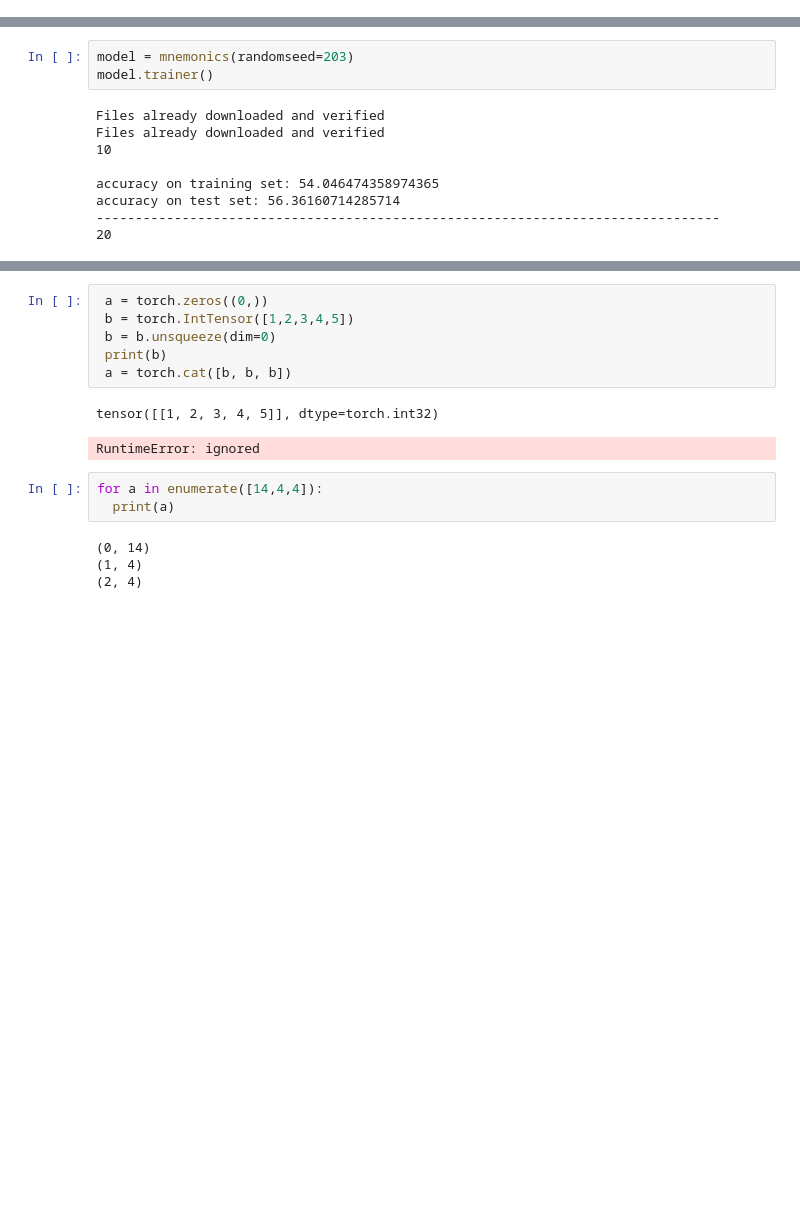
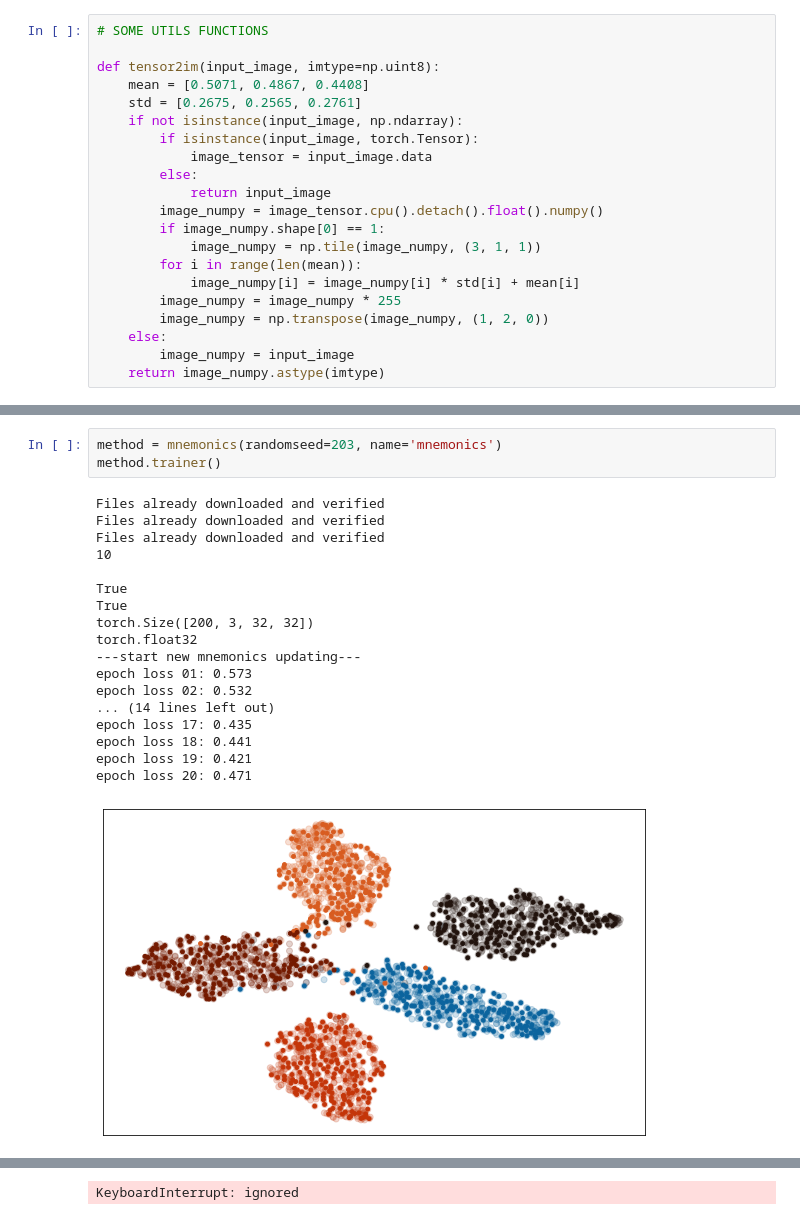
Before and after one commit to alessandronicolini/Incremental-Learning, a Jupyter notebook: mnemonics.ipynb, the cells around one changed output, grey strips where cells are left out. Drawn from its saved outputs; the diff is of its cells as text; blank space fills up the shorter version.

```diff
--- a/mnemonics.ipynb
+++ b/mnemonics.ipynb
@@ -77,2 +192,23 @@ Extracting ./data/cifar-100-python.tar.gz to ./data
 importing Jupyter notebook from /content/IncrementalLearning/resnet_cifar.ipynb
+# %%
+# SOME UTILS FUNCTIONS
+
+def tensor2im(input_image, imtype=np.uint8):
+    mean = [0.5071, 0.4867, 0.4408]
+    std = [0.2675, 0.2565, 0.2761]
+    if not isinstance(input_image, np.ndarray):
+        if isinstance(input_image, torch.Tensor):
+            image_tensor = input_image.data
+        else:
+            return input_image
+        image_numpy = image_tensor.cpu().detach().float().numpy()
+        if image_numpy.shape[0] == 1:
+            image_numpy = np.tile(image_numpy, (3, 1, 1))
+        for i in range(len(mean)):
+            image_numpy[i] = image_numpy[i] * std[i] + mean[i]
+        image_numpy = image_numpy * 255
+        image_numpy = np.transpose(image_numpy, (1, 2, 0))
+    else:
+        image_numpy = input_image
+    return image_numpy.astype(imtype)
 # %%
@@ -347,13 +853,23 @@ class mnemonics():
       pickle.dump(test_acc, file, protocol=pickle.HIGHEST_PROTOCOL)
 # %%
-model = mnemonics(randomseed=203)
-model.trainer()
+method = mnemonics(randomseed=203, name='mnemonics')
+method.trainer()
 # %% [output]
+Files already downloaded and verified
 Files already downloaded and verified
 Files already downloaded and verified
 10
 
-accuracy on training set: 54.046474358974365
-accuracy on test set: 56.36160714285714
---------------------------------------------------------------------------------
-20
+True
+True
+torch.Size([200, 3, 32, 32])
+torch.float32
+---start new mnemonics updating---
+epoch loss 01: 0.573
+epoch loss 02: 0.532
+... (14 lines left out)
+epoch loss 17: 0.435
+epoch loss 18: 0.441
+epoch loss 19: 0.421
+epoch loss 20: 0.471
+[figure, added]
@@ -361,16 +899 @@ KeyboardInterrupt: ignored
+KeyboardInterrupt: ignored
-# %%
- a = torch.zeros((0,))
- b = torch.IntTensor([1,2,3,4,5])
- b = b.unsqueeze(dim=0)
- print(b)
- a = torch.cat([b, b, b])
-# %% [output]
-tensor([[1, 2, 3, 4, 5]], dtype=torch.int32)
-RuntimeError: ignored
-# %%
-for a in enumerate([14,4,4]):
-  print(a)
-# %% [output]
-(0, 14)
-(1, 4)
-(2, 4)
```
Also changed, not shown: parts of 7 cells of this notebook.
